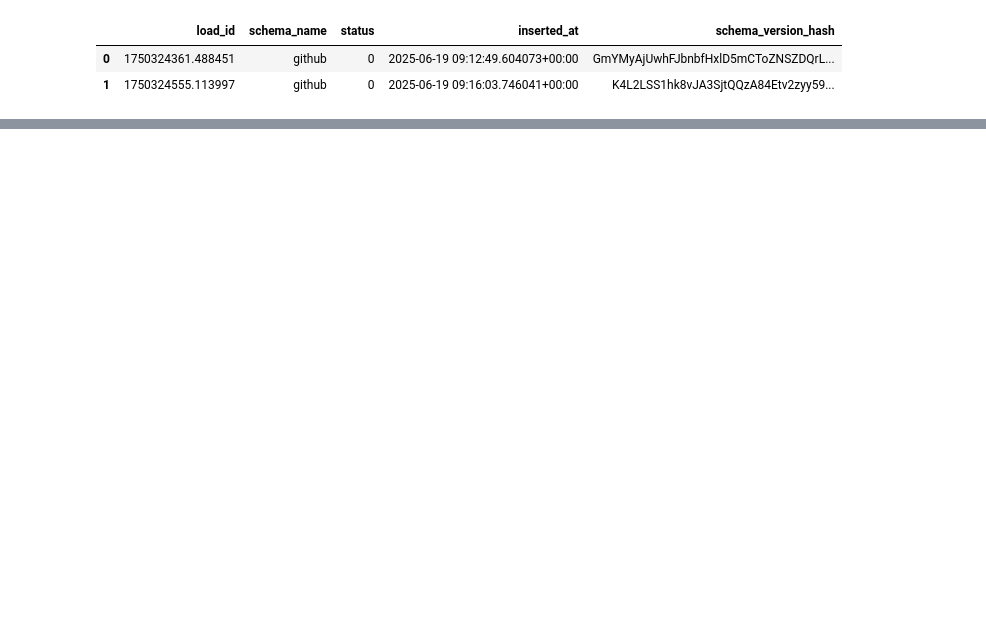
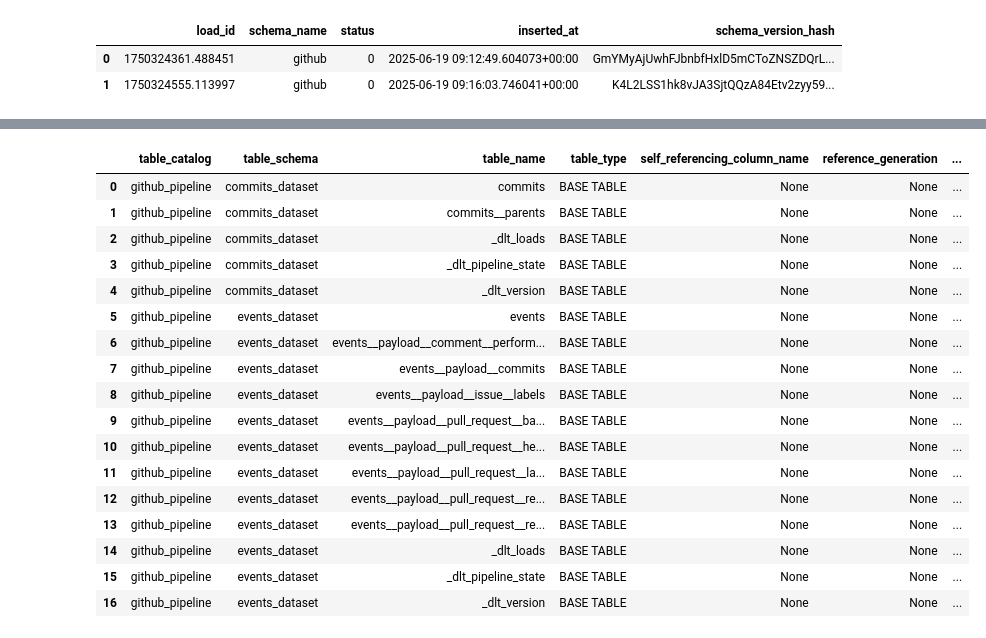
Before and after one commit to newgnart/oss-analytics, a Jupyter notebook: notebooks/github_events_pipeline.ipynb, the cells around one changed output, grey strips where cells are left out. Saved outputs shown, nothing was run; the diff lists cells and outputs as text; code cells hidden in the pictures; blank space fills up the shorter version.

Commit message:
commits

```diff
--- a/notebooks/github_events_pipeline.ipynb
+++ b/notebooks/github_events_pipeline.ipynb
@@ -165,0 +188,27 @@ conn.execute(sql).df()
+# %%
+conn = duckdb.connect('github_pipeline.duckdb')
+
+sql = """
+SELECT *
+FROM information_schema.tables
+"""
+conn.execute(sql).df()
+# %% [output]
+|  | table_catalog | table_schema | table_name | table_type | self_referencing_column_name | reference_generation | ... |
+| 0 | github_pipeline | commits_dataset | commits | BASE TABLE | None | None | ... |
+| 1 | github_pipeline | commits_dataset | commits__parents | BASE TABLE | None | None | ... |
+| 2 | github_pipeline | commits_dataset | _dlt_loads | BASE TABLE | None | None | ... |
+| 3 | github_pipeline | commits_dataset | _dlt_pipeline_state | BASE TABLE | None | None | ... |
+| 4 | github_pipeline | commits_dataset | _dlt_version | BASE TABLE | None | None | ... |
+| 5 | github_pipeline | events_dataset | events | BASE TABLE | None | None | ... |
+| 6 | github_pipeline | events_dataset | events__payload__comment__perform... | BASE TABLE | None | None | ... |
+| 7 | github_pipeline | events_dataset | events__payload__commits | BASE TABLE | None | None | ... |
+| 8 | github_pipeline | events_dataset | events__payload__issue__labels | BASE TABLE | None | None | ... |
+| 9 | github_pipeline | events_dataset | events__payload__pull_request__ba... | BASE TABLE | None | None | ... |
+| 10 | github_pipeline | events_dataset | events__payload__pull_request__he... | BASE TABLE | None | None | ... |
+| 11 | github_pipeline | events_dataset | events__payload__pull_request__la... | BASE TABLE | None | None | ... |
+| 12 | github_pipeline | events_dataset | events__payload__pull_request__re... | BASE TABLE | None | None | ... |
+| 13 | github_pipeline | events_dataset | events__payload__pull_request__re... | BASE TABLE | None | None | ... |
+| 14 | github_pipeline | events_dataset | _dlt_loads | BASE TABLE | None | None | ... |
+| 15 | github_pipeline | events_dataset | _dlt_pipeline_state | BASE TABLE | None | None | ... |
+| 16 | github_pipeline | events_dataset | _dlt_version | BASE TABLE | None | None | ... |
```
Also changed, not shown: parts of 14 cells of this notebook, 3 other files.
